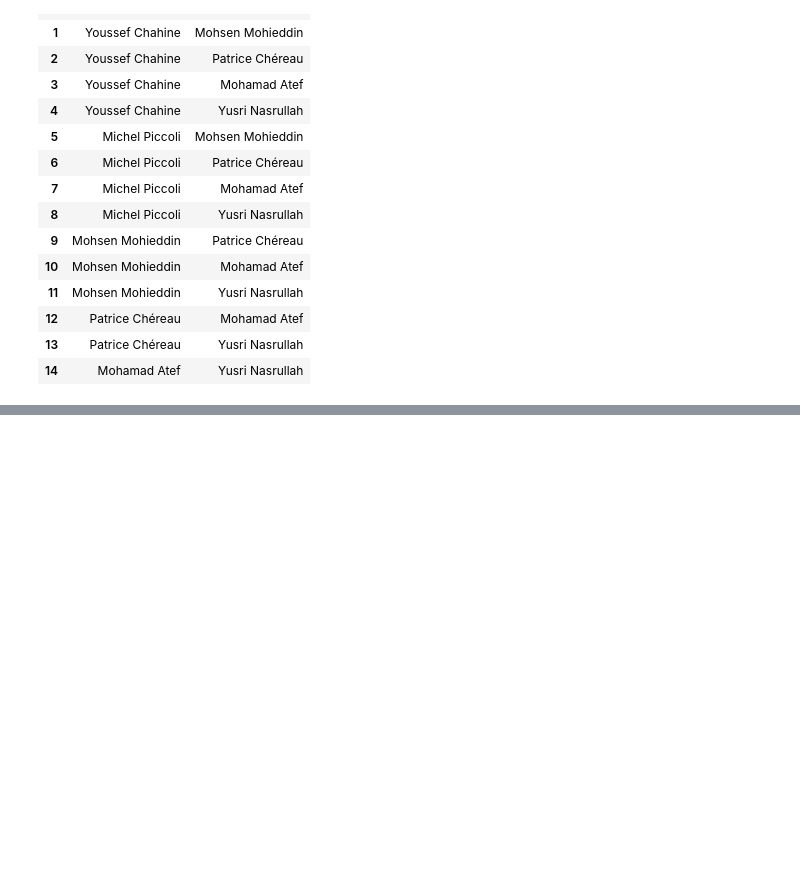
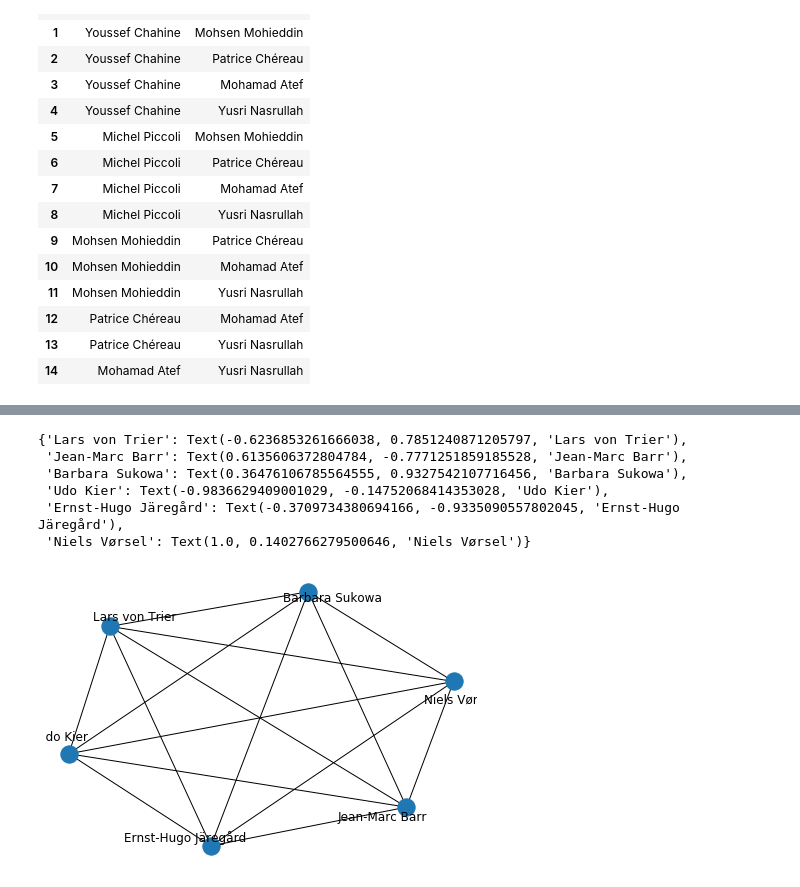
Before and after one commit to cynthia-d-yue/thesis, a Jupyter notebook: network_analysis.ipynb, the cells around one changed output, grey strips where cells are left out. Saved outputs shown, nothing was run; the diff lists cells and outputs as text; code cells hidden in the pictures; blank space fills up the shorter version.

```diff
--- a/network_analysis.ipynb
+++ b/network_analysis.ipynb
@@ -64,0 +129,25 @@ edgelist
+# %%
+directors = df_network.iloc[25]['Director'].split(', ')
+directors = [(director, 'director') for director in directors]
+writers = df_network.iloc[25]['Writer'].split(', ')
+writers = [(writer, 'writer') for writer in writers]
+actors = df_network.iloc[25]['Actors'].split(', ')
+actors = [(actor, 'actor') for actor in actors]
+people = directors
+people.extend(actors) # the other of the extends determines the order of priority: director -> actor -> writer for people who have multiple roles
+people.extend(writers)
+
+name = [person[0] for person in people]
+role = [person[1] for person in people]
+nodelist = pd.DataFrame({'Name': name,
+                         'Role': role})
+nodelist = nodelist.drop_duplicates(subset='Name').reset_index(drop=True)
+
+edges = [combo for combo in itertools.combinations(nodelist['Name'], 2)]
+edgelist = pd.DataFrame(edges, columns=['Source', 'Target'])
+
+node_names = list(nodelist['Name'])
+
+G = nx.Graph()
+G.add_nodes_from(node_names)
+G.add_edges_from(edges)
@@ -64,0 +179,11 @@ edgelist
+# %%
+nx.draw(G)
+nx.draw_networkx_labels(G,pos=nx.spring_layout(G))
+# %% [output]
+{'Lars von Trier': Text(-0.6236853261666038, 0.7851240871205797, 'Lars von Trier'),
+ 'Jean-Marc Barr': Text(0.6135606372804784, -0.7771251859185528, 'Jean-Marc Barr'),
+ 'Barbara Sukowa': Text(0.36476106785564555, 0.9327542107716456, 'Barbara Sukowa'),
+ 'Udo Kier': Text(-0.9836629409001029, -0.14752068414353028, 'Udo Kier'),
+ 'Ernst-Hugo Järegård': Text(-0.3709734380694166, -0.9335090557802045, 'Ernst-Hugo Järegård'),
+ 'Niels Vørsel': Text(1.0, 0.1402766279500646, 'Niels Vørsel')}
+[figure, added]
```
Also changed, not shown: parts of 14 cells of this notebook.
